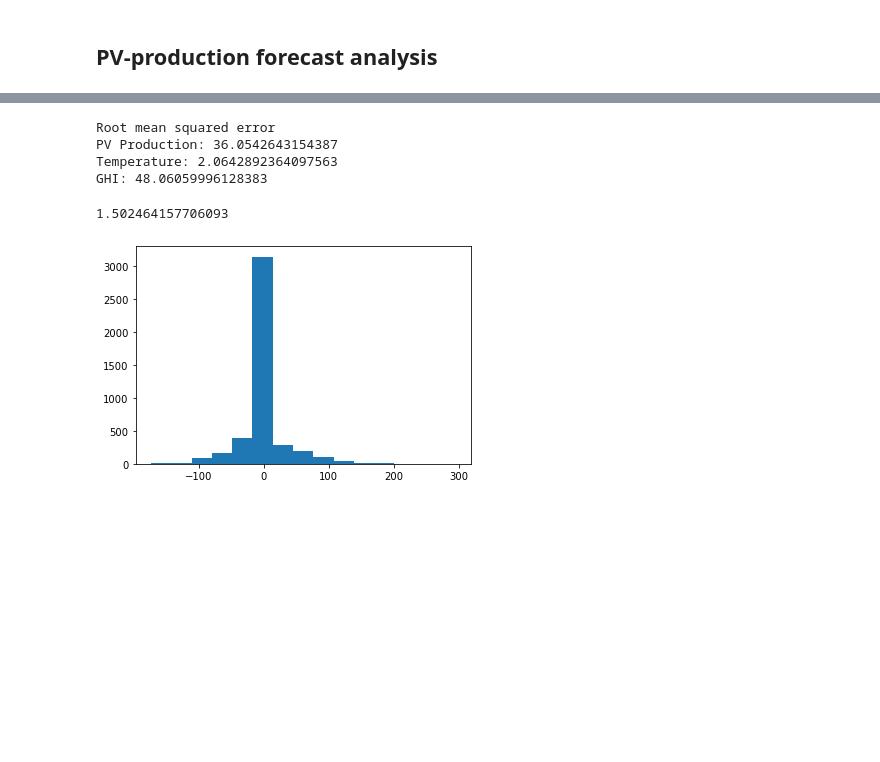
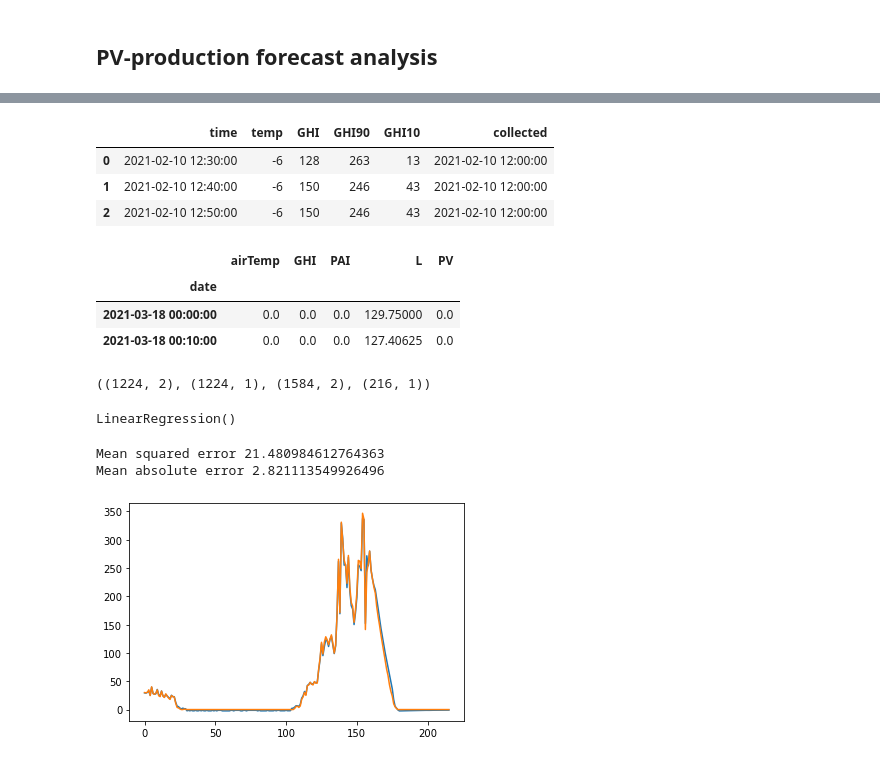
Before and after one commit to theodorhusefest/microgrid-mpc, a Jupyter notebook: data_analysis/pv_forecast.ipynb, the cells around one changed output, grey strips where cells are left out. Cells and saved outputs as stored; diff of their text form; code cells hidden in the pictures; blank space fills up the shorter version.

Commit message:
Added linear regression model for PV and removed nominel files

```diff
--- a/data_analysis/pv_forecast.ipynb
+++ b/data_analysis/pv_forecast.ipynb
@@ -195,21 +7,47 @@ def rmse(y_true, y_pred):
-# %%
-print("Root mean squared error")
-print("PV Production:", rmse(df["PV"], df["PV_pred"]))
-print("Temperature:", rmse(df["Temperature"], df["AirTemp"]))
-print("GHI:", rmse(df["Global_irradiance"], df["Ghi"]))
-# %% [output]
-Root mean squared error
-PV Production: 36.0542643154387
-Temperature: 2.0642892364097563
-GHI: 48.06059996128383
-# %%
-
-df["errors"] = np.around(df["PV"] - df["PV_pred"])
-df["errors"].mean()
-# %% [output]
-1.502464157706093
-# %%
-plt.hist(df.errors, bins = 15)
-plt.show()
-# %% [output]
-[figure, removed]
+# %%
+forecasts = pd.read_csv("../src/data/solcast_cleaned.csv", parse_dates = ["time"])
+forecasts.head(3)
+# %% [output]
+|  | time | temp | GHI | GHI90 | GHI10 | collected |
+| 0 | 2021-02-10 12:30:00 | -6 | 128 | 263 | 13 | 2021-02-10 12:00:00 |
+| 1 | 2021-02-10 12:40:00 | -6 | 150 | 246 | 43 | 2021-02-10 12:00:00 |
+| 2 | 2021-02-10 12:50:00 | -6 | 150 | 246 | 43 | 2021-02-10 12:00:00 |
+# %%
+train = pd.read_csv("../src/data/8.4_train.csv", parse_dates = ["date"]).set_index("date").fillna(0)
+test = pd.read_csv("../src/data/8.4_test.csv", parse_dates = ["date"]).set_index("date").fillna(0)
+train.head(2)
+# %% [output]
+|  | airTemp | GHI | PAI | L | PV |
+| date |  |  |  |  |  |
+| 2021-03-18 00:00:00 | 0.0 | 0.0 | 0.0 | 129.75000 | 0.0 |
+| 2021-03-18 00:10:00 | 0.0 | 0.0 | 0.0 | 127.40625 | 0.0 |
+# %%
+from sklearn import linear_model
+from sklearn.model_selection import train_test_split
+from sklearn.metrics import mean_squared_error, mean_absolute_error
+
+X = train.filter(["airTemp", "GHI"])
+y = train.filter(["PV"])
+X_test = test.filter(["airTemp", "GHI"])
+y_test = test.filter(["PV"])
+
+X_train, X_val, y_train, y_val = train_test_split(X, y, test_size = 0.15, shuffle=False)
+X_train.shape, y_train.shape, X_test.shape, y_val.shape
+# %% [output]
+((1224, 2), (1224, 1), (1584, 2), (216, 1))
+# %%
+regr = linear_model.LinearRegression()
+regr.fit(X_train, y_train)
+# %% [output]
+LinearRegression()
+# %%
+y_pred_val = regr.predict(X_val)
+plt.plot(range(y_pred_val.shape[0]), y_pred_val)
+plt.plot(range(y_val.shape[0]), y_val)
+
+print("Mean squared error", mean_squared_error(y_val, y_pred_val))
+print("Mean absolute error", mean_absolute_error(y_val, y_pred_val))
+# %% [output]
+Mean squared error 21.480984612764363
+Mean absolute error 2.821113549926496
+[figure, added]
```
Also changed, not shown: parts of 10 cells of this notebook, 15 other files.
